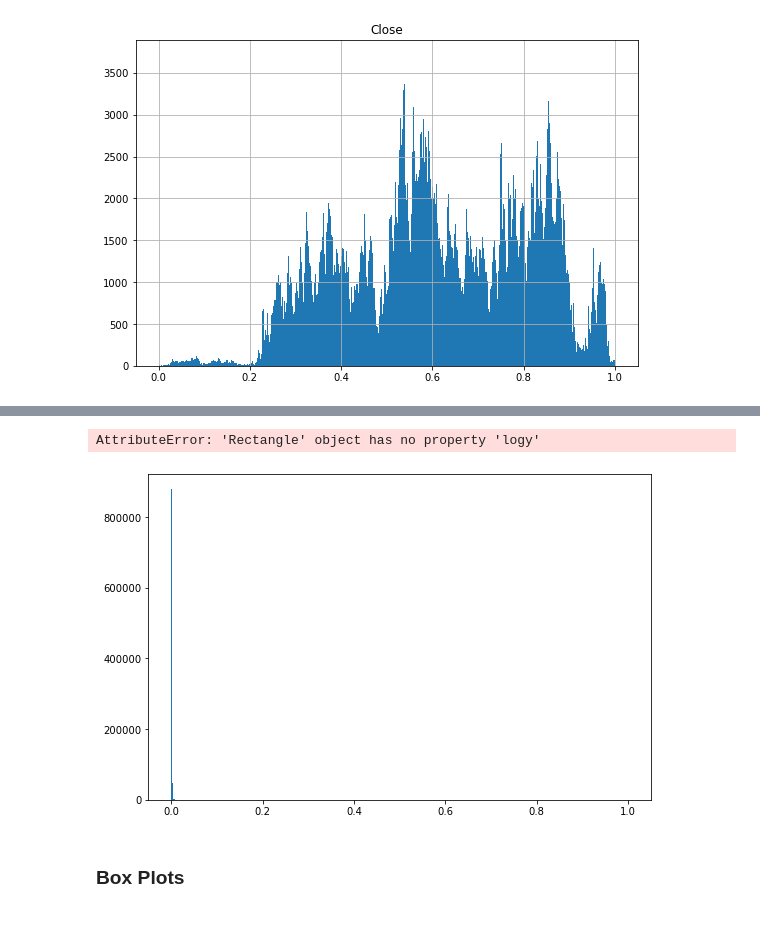
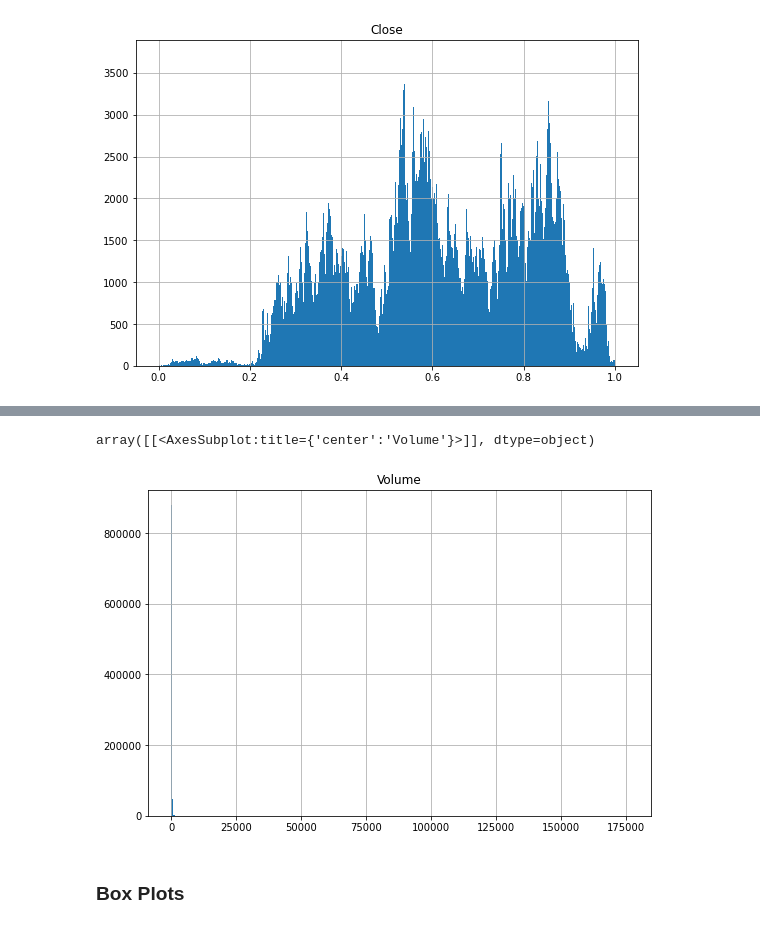
Before and after one commit to MpenduloNxumalo/Linear-Regression-Model, a Jupyter notebook: Assignment 1/Assignment 1.ipynb, the cells around one changed output, grey strips where cells are left out. Saved outputs shown, nothing was run; the diff lists cells and outputs as text; code cells hidden in the pictures.

```diff
--- a/Assignment 1/Assignment 1.ipynb
+++ b/Assignment 1/Assignment 1.ipynb
@@ -171,8 +155,8 @@ array([[<AxesSubplot:title={'center':'Low'}>]], dtype=object)
-# %%
-#Plot Distribution of Volume size
-df.hist(column="Volume", figsize=(9,6),bins=bins,logy=True)
-# %% [output]
-AttributeError: 'Rectangle' object has no property 'logy'
-[figure, removed]
+# %%
+#Plot Distribution of Low price
+df.hist(column="Volume", figsize=(9,6),bins=bins)
+# %% [output]
+array([[<AxesSubplot:title={'center':'Volume'}>]], dtype=object)
+[figure, added]
 # %% [markdown]
 <h3>Box Plots</h3>
```
Also changed, not shown: parts of 19 cells of this notebook.
